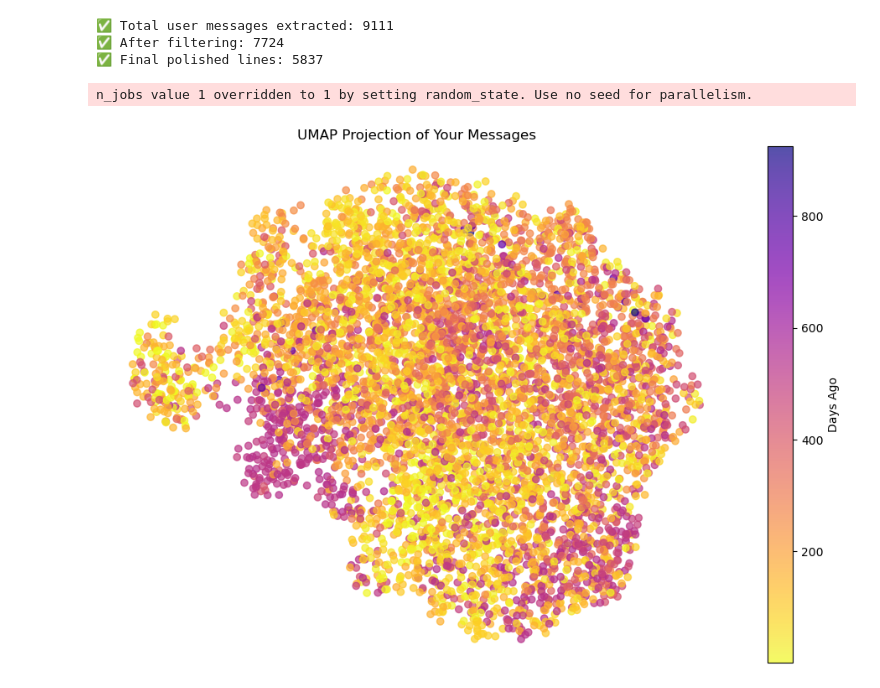
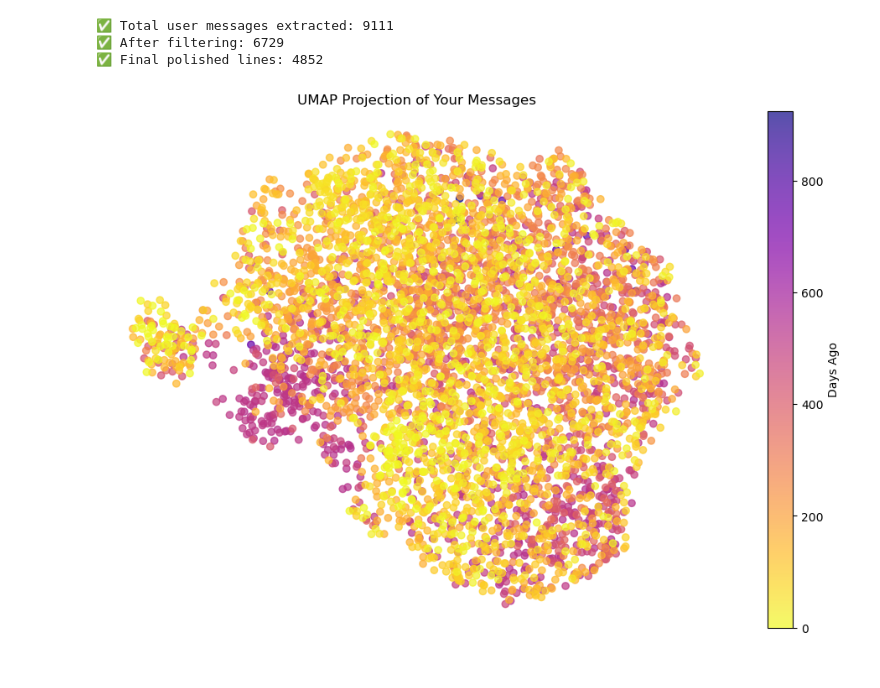
Before and after one commit to xoubish/Miduction, a Jupyter notebook: me/ghorban.ipynb, the cells around one changed output. Saved outputs shown, nothing was run; the diff lists cells and outputs as text; code cells hidden in the pictures.

```diff
--- a/me/ghorban.ipynb
+++ b/me/ghorban.ipynb
@@ -2,6 +2,14 @@
 import json
 import re
 from datetime import datetime
+from sentence_transformers import SentenceTransformer
+import umap
+import matplotlib.pyplot as plt
+import pandas as pd
+import numpy as np
+import plotly.express as px
+from sklearn.cluster import KMeans
+
 
 # --- Load and extract user messages + timestamps from JSON ---
 with open("conversations.json", "r", encoding="utf-8") as f:
@@ -26,9 +34,14 @@ for convo in data:
 
 # --- First-stage filter: short, duplicates, empty ---
 raw_pairs = list(zip(user_messages, user_timestamps))
+
+# Get unique pairs by converting to a set, then sort deterministically by timestamp
+unique_pairs = sorted(list(set(raw_pairs)), key=lambda item: item[1])
+
+# Now apply your filters
 filtered_pairs = [
-    (msg, ts) for msg, ts in set(raw_pairs)
-    if len(msg.split()) >= 5 and re.search(r'\w', msg)
+    (msg, ts) for msg, ts in unique_pairs
+    if len(msg.split()) >= 7 and re.search(r'\w', msg)
 ]
 
 # --- Second-stage filter: noisy/loggy/cody lines ---
@@ -68,22 +81,12 @@ print(f"✅ Total user messages extracted: {len(user_messages)}")
 print(f"✅ After filtering: {len(filtered_pairs)}")
 print(f"✅ Final polished lines: {len(cleaned_lines)}")
 
-from datetime import datetime
 timestamp_datetimes = [datetime.fromtimestamp(ts) for ts in cleaned_timestamps]
 # %% [output]
 ✅ Total user messages extracted: 9111
-✅ After filtering: 7724
-✅ Final polished lines: 5837
+✅ After filtering: 6729
+✅ Final polished lines: 4852
 # %%
-from sentence_transformers import SentenceTransformer
-import umap
-import matplotlib.pyplot as plt
-import pandas as pd
-from datetime import datetime
-
-# Convert timestamps to datetime objects
-timestamp_datetimes = [datetime.fromtimestamp(ts) for ts in cleaned_timestamps]
-
 # Load sentence transformer
 model = SentenceTransformer("all-MiniLM-L6-v2")
 embeddings = model.encode(cleaned_lines)
@@ -93,36 +96,27 @@ df_embed = pd.DataFrame(embeddings)
 df_embed["text"] = cleaned_lines
 df_embed["timestamp"] = timestamp_datetimes
 # %%
-from datetime import datetime
-import pandas as pd
-import matplotlib.pyplot as plt
-import umap
-
-# Convert float timestamps to datetime
-datetime_stamps = [datetime.fromtimestamp(ts) for ts in cleaned_timestamps]
-
 # Calculate how many days ago
-now = datetime.now()
-days_ago = [(now - dt).days for dt in datetime_stamps]
+now = datetime(2025, 7, 26) # Or any other fixed date you prefer
+days_ago = [(now - dt).days for dt in timestamp_datetimes]
 
 # Reduce dimensions
-reducer = umap.UMAP(n_neighbors=50, min_dist=0.9, metric='cosine', random_state=27)
+reducer = umap.UMAP(n_neighbors=100, min_dist=0.9, metric='cosine', random_state=3)
 embedding_2d = reducer.fit_transform(embeddings)
 
 # Build DataFrame (make sure to use cleaned_lines, not prompts!)
 df_vis = pd.DataFrame(embedding_2d, columns=["UMAP 1", "UMAP 2"])
 df_vis["message"] = cleaned_lines
 df_vis["days_ago"] = days_ago
 
 # Plot
 plt.figure(figsize=(12, 8))
 sc = plt.scatter(df_vis["UMAP 1"], df_vis["UMAP 2"], c=df_vis["days_ago"], cmap="plasma_r", alpha=0.7)
 plt.colorbar(sc, label="Days Ago")
 plt.title("UMAP Projection of Your Messages")
 plt.axis('off')
 plt.grid(False)
 plt.show()
 # %% [output]
-n_jobs value 1 overridden to 1 by setting random_state. Use no seed for parallelism.
-[figure, old version]
+[figure, new version]
 # %%
```
Also changed, not shown: parts of 2 cells of this notebook, 2 other files.
